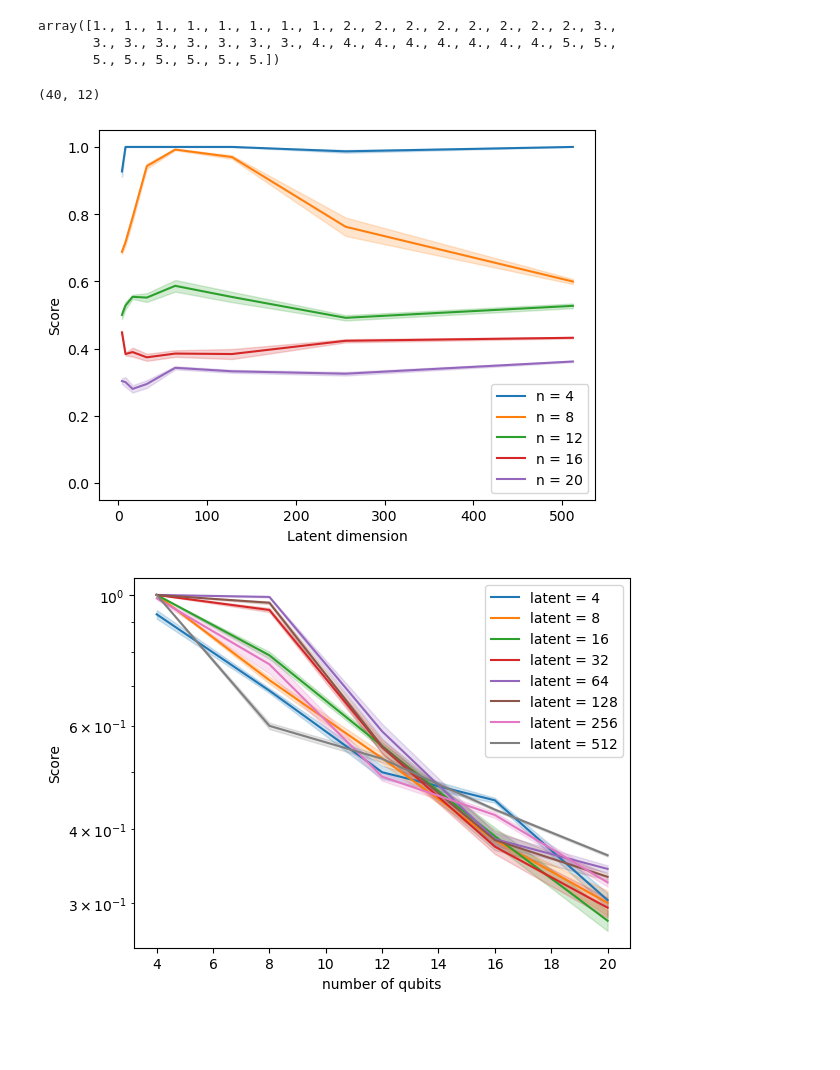
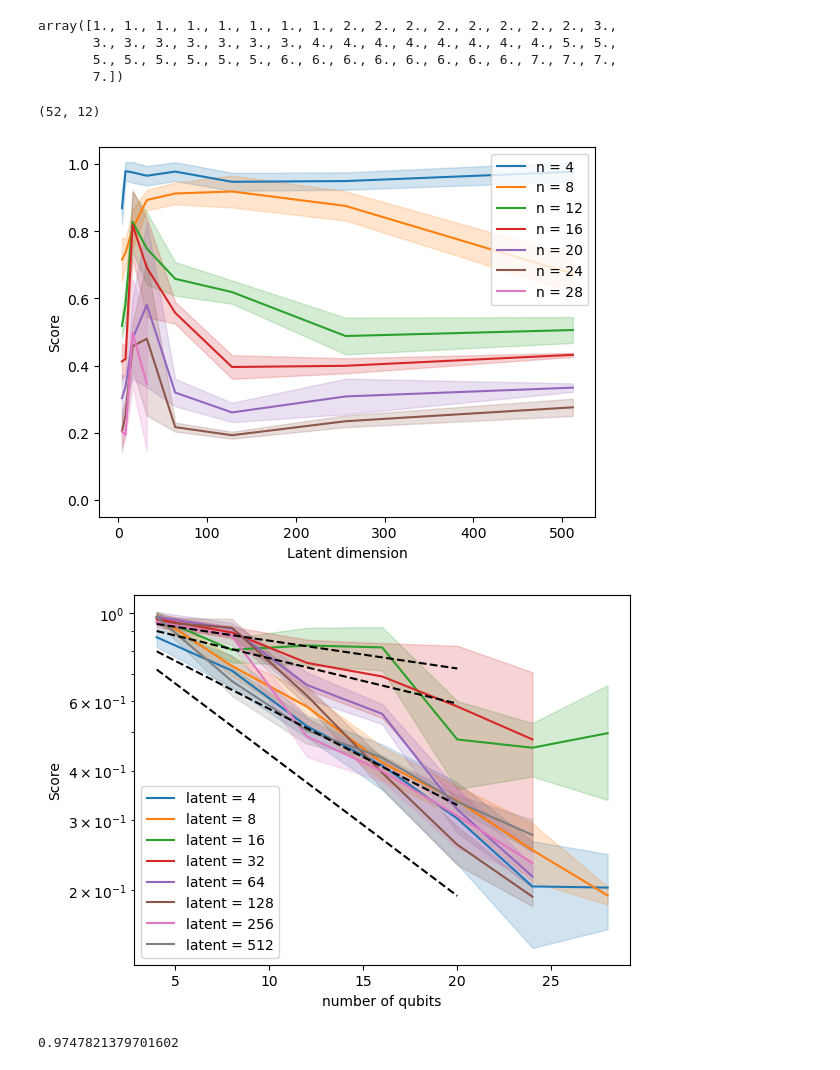
Before and after one commit to haimengzhao/qml-advantage, a Jupyter notebook: plot.ipynb, the cells around one changed output. Saved outputs shown, nothing was run; the diff lists cells and outputs as text; code cells hidden in the pictures; blank space fills up the shorter version.

```diff
--- a/plot.ipynb
+++ b/plot.ipynb
@@ -4,20 +4,21 @@ import matplotlib.pyplot as plt
 from utils import plot_mean_std_shaded
 # %%
 # read csv
-data = np.genfromtxt('./results/ED.csv', delimiter=',', skip_header=1, skip_footer=1)
+data = np.genfromtxt('./results/AR.csv', delimiter=',', skip_header=1, skip_footer=1)
 # %%
 data[:, 0]
 # %% [output]
 array([1., 1., 1., 1., 1., 1., 1., 1., 2., 2., 2., 2., 2., 2., 2., 2., 3.,
        3., 3., 3., 3., 3., 3., 3., 4., 4., 4., 4., 4., 4., 4., 4., 5., 5.,
-       5., 5., 5., 5., 5., 5.])
+       5., 5., 5., 5., 5., 5., 6., 6., 6., 6., 6., 6., 6., 6., 7., 7., 7.,
+       7.])
 # %%
 data.shape
 # %% [output]
-(40, 12)
+(52, 12)
 # %%
 z = np.mean(data[:][:, 2::2], axis=-1)
-z_error = np.std(data[:][:, 2::2], axis=-1) / np.sqrt(len(data[:, 2::2]))
+z_error = np.std(data[:][:, 2::2], axis=-1)
 # z_error = np.sqrt(np.sum(data[:][:, 3::2]**2, axis=-1) / len(data[:][:, 3::2]))
 n = data[:][:, 0]
 latent = data[:][:, 1]
@@ -33,15 +34,24 @@ plt.ylim(-0.05, 1.05)
 plt.legend()
 plt.show()
 # %% [output]
-[figure, old version]
+[figure, new version]
 # %%
 for ind, i in enumerate(np.unique(latent).astype(int)):
     plot_mean_std_shaded(4 * n[latent == i], z[latent == i], z_error[latent == i], color=f'C{ind}', label=f'latent = {i}')
+
+plt.plot([4, 20], [15/16, (15/16)**5], 'k--')
+plt.plot([4, 20], [0.72, (0.72)**5], 'k--')
+plt.plot([4, 20], [0.8, (0.8)**5], 'k--')
+plt.plot([4, 20], [0.9, (0.9)**5], 'k--')
 
 plt.xlabel('number of qubits')
 plt.ylabel('Score')
 plt.yscale('log')
 plt.legend()
 plt.show()
 # %% [output]
-[figure, old version]
+[figure, new version]
+# %%
+np.exp(np.log(0.6)/20)
+# %% [output]
+0.9747821379701602
```
Also changed, not shown: 4 other files.
